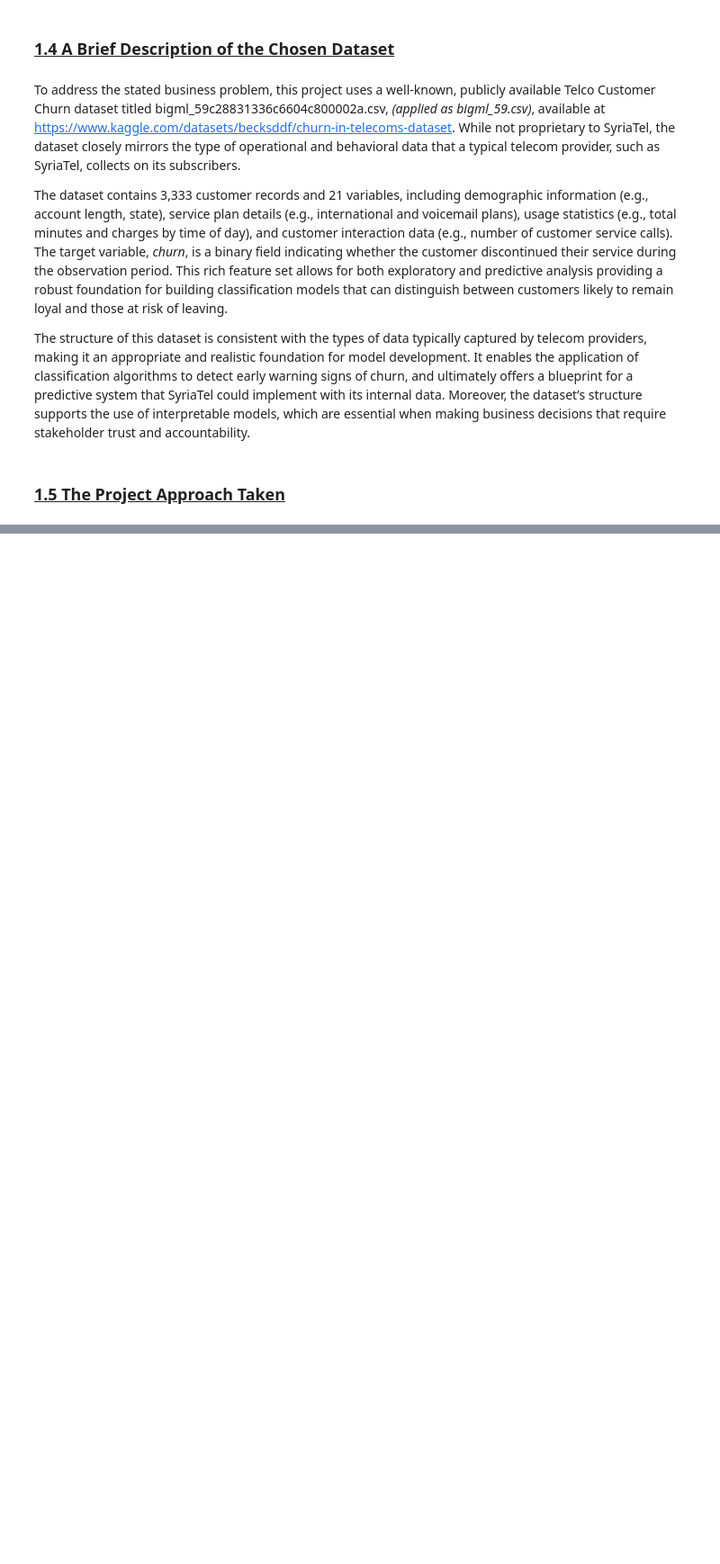
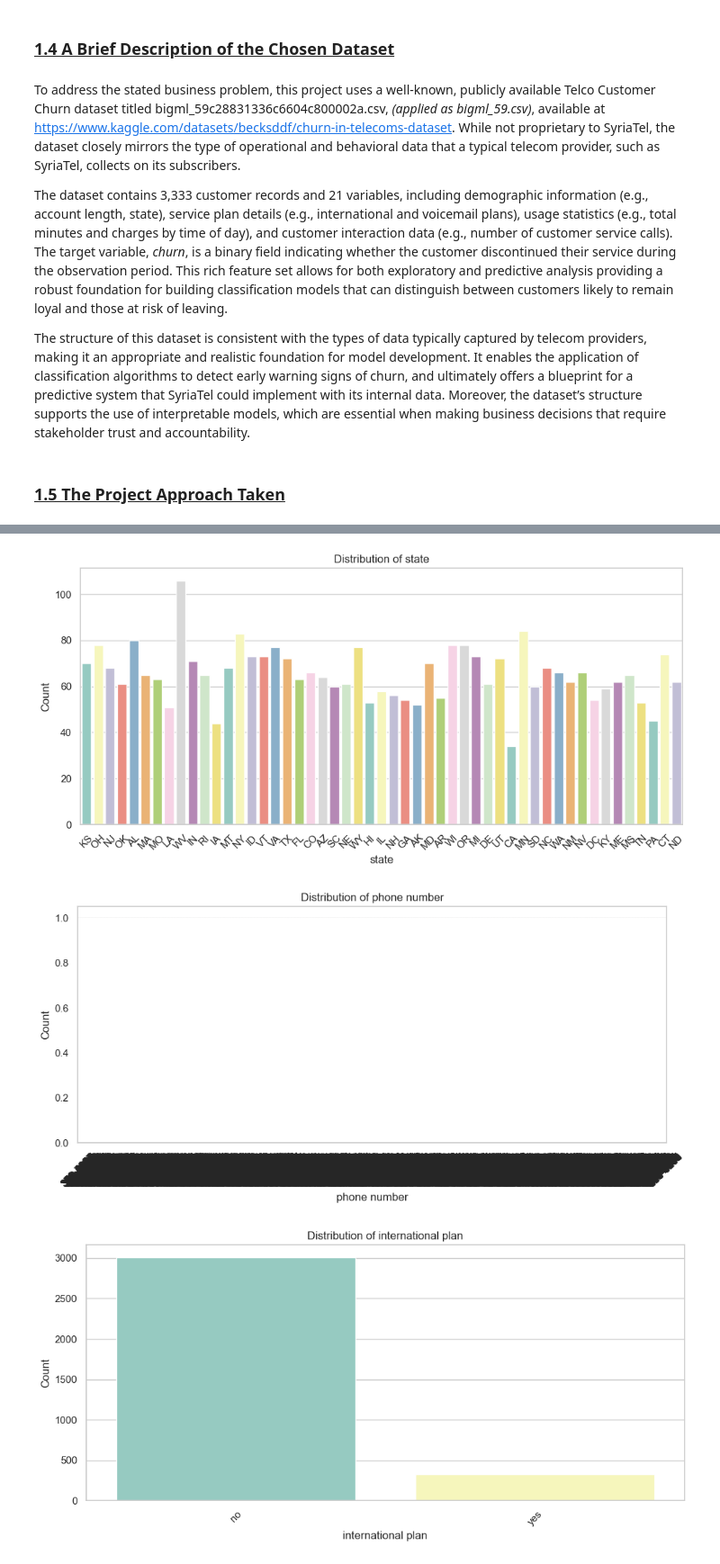
Before and after one commit to JabesGK/Jabes_Phase_3_Project, a Jupyter notebook: Phase_3_Project_Updated.ipynb, the cells around one changed output, grey strips where cells are left out. Shown at 90% size. Drawn from its saved outputs; the diff is of its cells as text; code cells hidden in the pictures; blank space fills up the shorter version.

```diff
--- a/Phase_3_Project_Updated.ipynb
+++ b/Phase_3_Project_Updated.ipynb
@@ -152,0 +407,16 @@ This section outlines the methodology used in the project, following a standard
+# %%
+#For categorical features, we will use count plots to visualize the distribution of each feature.
+# creating subplots
+for col in categorical_cols:
+    plt.figure(figsize=(10, 5))
+    sns.countplot(data=df, x=col, palette="Set3")
+    plt.title(f'Distribution of {col}')
+    plt.xlabel(col)
+    plt.ylabel('Count')
+    plt.xticks(rotation=45)
+    plt.tight_layout()
+    plt.show()
+# %% [output]
+[figure, added]
+[figure, added]
+[figure, added]
```
Also changed, not shown: parts of 91 cells of this notebook.
